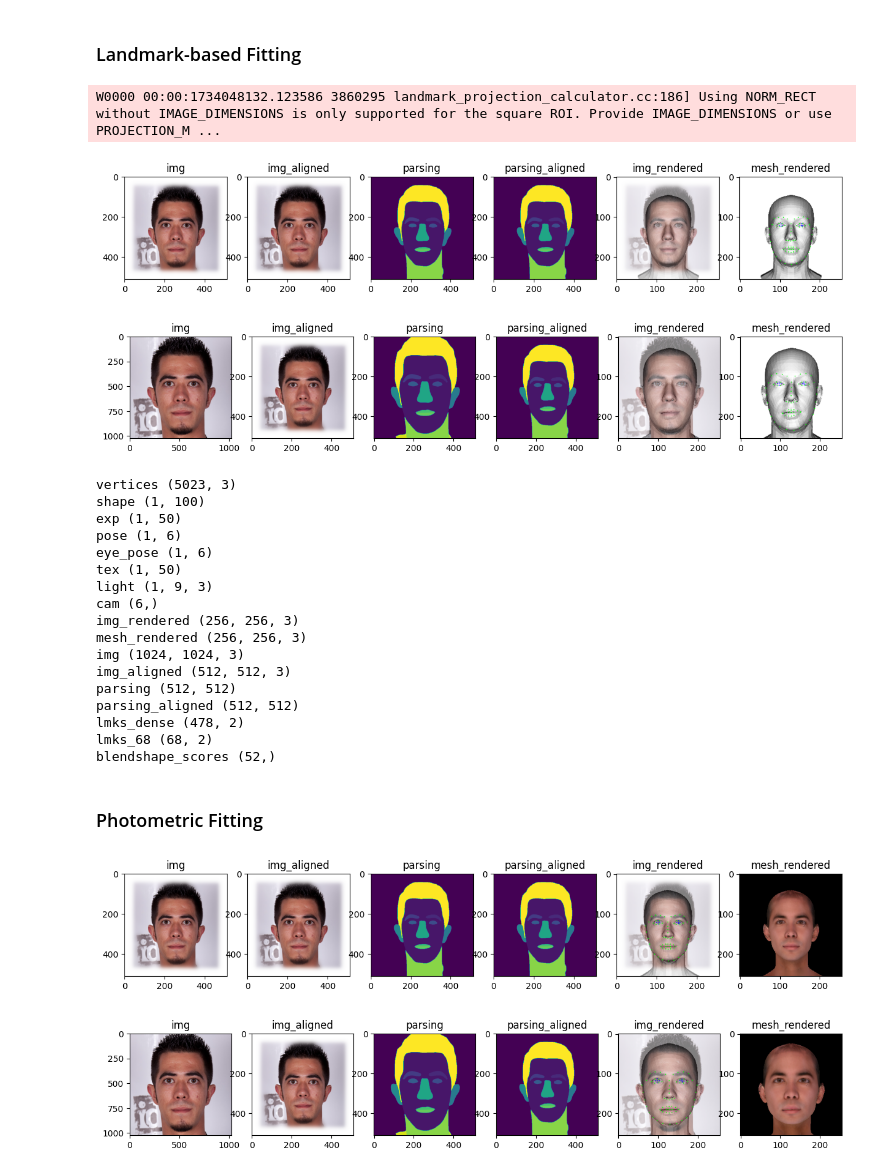
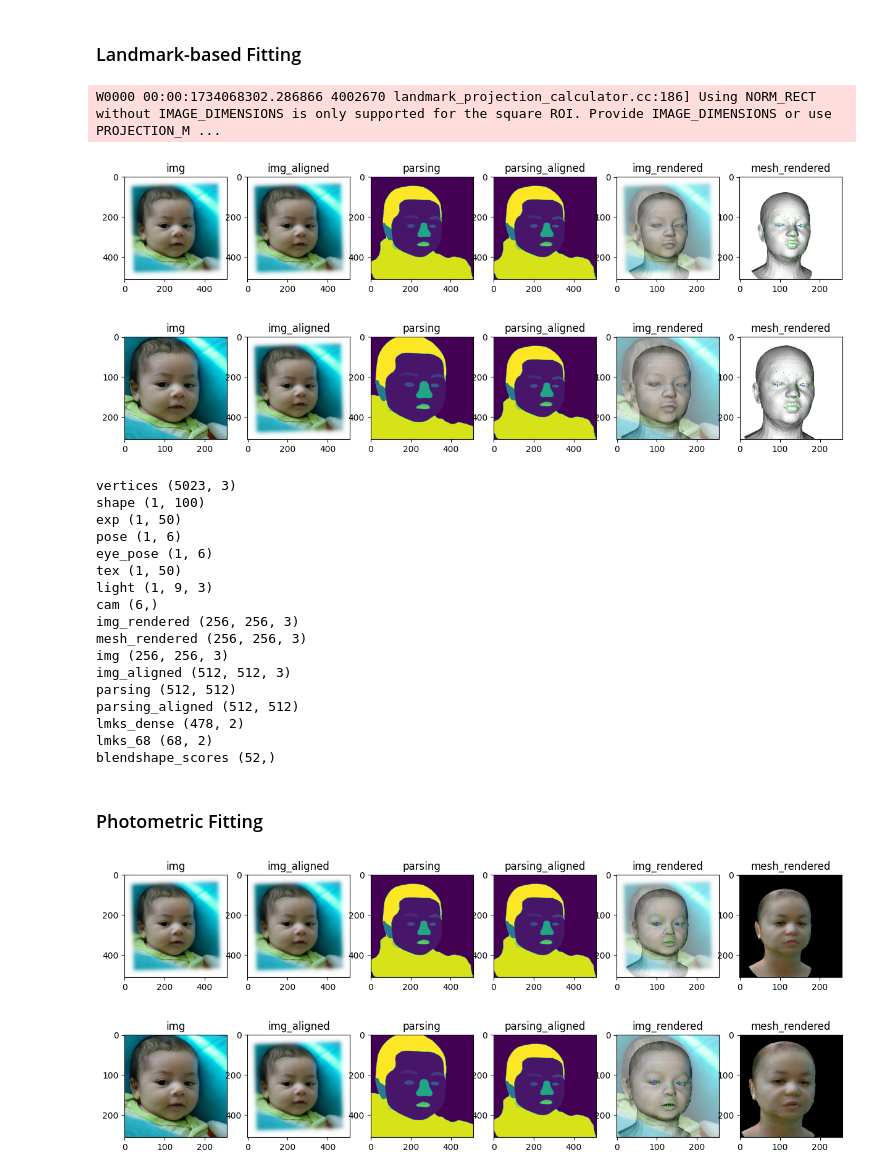
Before and after one commit to PeizhiYan/flame-head-tracker, a Jupyter notebook: Example_single-image-reconstruction.ipynb, the cells around one changed output. Saved outputs shown, nothing was run; the diff lists cells and outputs as text; code cells hidden in the pictures.

```diff
--- a/Example_single-image-reconstruction.ipynb
+++ b/Example_single-image-reconstruction.ipynb
@@ -93,10 +93,10 @@ Flame Tracker ready.
 download an example image (from FFHQ dataset):
 https://docs.google.com/uc?export=download&id=1vqQHRarSmzeXmhyYwrbmXQUTdZYmsICF
 
-save to ./assets/00012.png
+save to ./assets/00000.png
 """
 
-img_path = './assets/00012.png'
+img_path = './assets/00000.png'
 
 # if realign == True, the fitting is on the realigned image
 # otherwise the fitting is on the original image
@@ -111,9 +111,9 @@ plot(ret_dict)
 for key in ret_dict:
     print(f'{key} {ret_dict[key].shape}')
 # %% [output]
-W0000 00:00:1734048132.123586 3860295 landmark_projection_calculator.cc:186] Using NORM_RECT without IMAGE_DIMENSIONS is only supported for the square ROI. Provide IMAGE_DIMENSIONS or use PROJECTION_M ...
+W0000 00:00:1734068302.286866 4002670 landmark_projection_calculator.cc:186] Using NORM_RECT without IMAGE_DIMENSIONS is only supported for the square ROI. Provide IMAGE_DIMENSIONS or use PROJECTION_M ...
-[figure, old version]
+[figure, new version]
-[figure, old version]
+[figure, new version]
 vertices (5023, 3)
 shape (1, 100)
 exp (1, 50)
@@ -124,7 +124,7 @@ light (1, 9, 3)
 cam (6,)
 img_rendered (256, 256, 3)
 mesh_rendered (256, 256, 3)
-img (1024, 1024, 3)
+img (256, 256, 3)
 img_aligned (512, 512, 3)
 parsing (512, 512)
 parsing_aligned (512, 512)
@@ -134,13 +134,13 @@ blendshape_scores (52,)
 # %% [markdown]
 ### Photometric Fitting
 # %%
-img_path = './assets/00012.png'
+img_path = './assets/00000.png'
 
 ret_dict = tracker.load_image_and_run(img_path, realign=True, photometric_fitting=True)
 plot(ret_dict)
 
 ret_dict = tracker.load_image_and_run(img_path, realign=False, photometric_fitting=True)
 plot(ret_dict)
 # %% [output]
-[figure, old version]
+[figure, new version]
-[figure, old version]
+[figure, new version]
```
Also changed, not shown: parts of 1 cell of this notebook, 5 other files.
